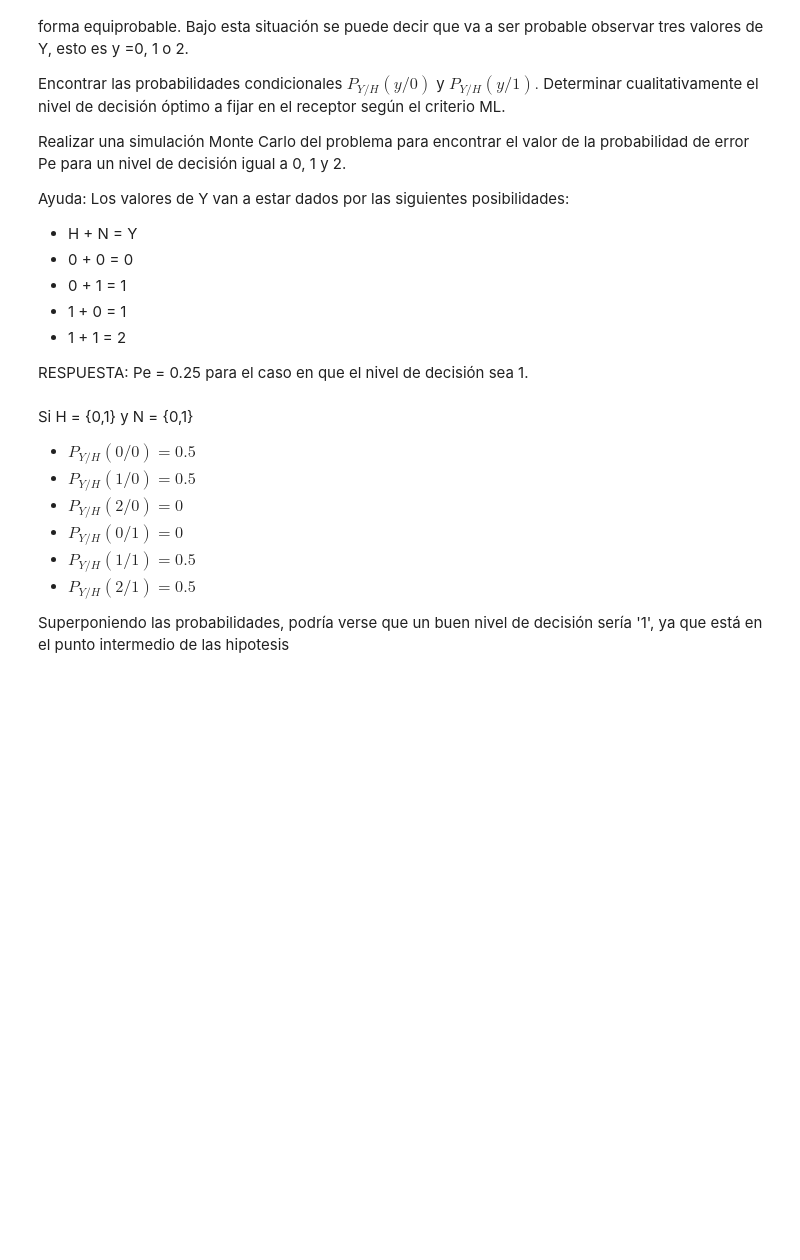
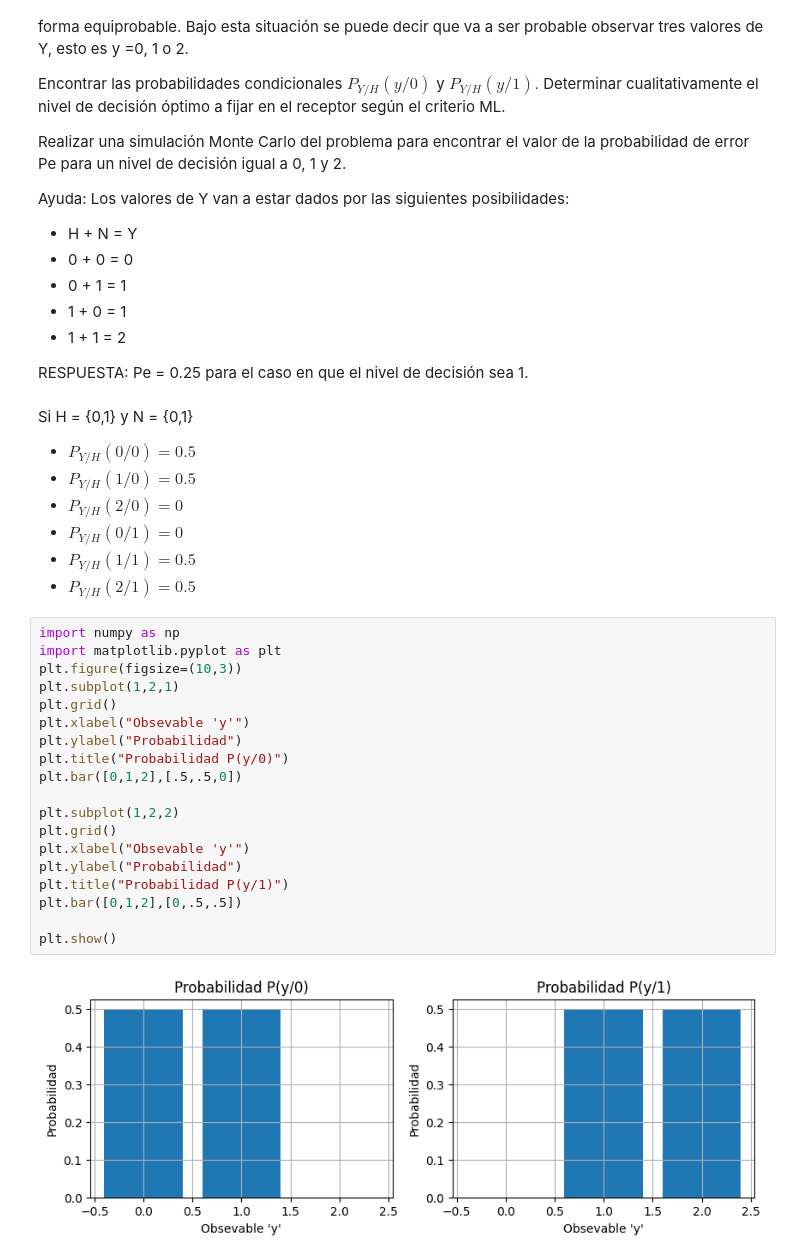
Before and after one commit to GastonFernandez00/Comunicaciones-Digitales, a Jupyter notebook: Codigo/Clase 3/Ejercicio_2.ipynb, the cells around one changed output. Cells and saved outputs as stored; diff of their text form; blank space fills up the shorter version.

```diff
--- a/Codigo/Clase 3/Ejercicio_2.ipynb
+++ b/Codigo/Clase 3/Ejercicio_2.ipynb
@@ -24,5 +24,24 @@ Si H = {0,1} y N = {0,1}
 + $P_{Y/H}(0/1) = 0$
 + $P_{Y/H}(1/1) = 0.5$
 + $P_{Y/H}(2/1) = 0.5$
-
-Superponiendo las probabilidades, podría verse que un buen nivel de decisión sería '1', ya que está en el punto intermedio de las hipotesis
+# %%
+import numpy as np
+import matplotlib.pyplot as plt
+plt.figure(figsize=(10,3))
+plt.subplot(1,2,1)
+plt.grid()
+plt.xlabel("Obsevable 'y'")
+plt.ylabel("Probabilidad")
+plt.title("Probabilidad P(y/0)")
+plt.bar([0,1,2],[.5,.5,0])
+
+plt.subplot(1,2,2)
+plt.grid()
+plt.xlabel("Obsevable 'y'")
+plt.ylabel("Probabilidad")
+plt.title("Probabilidad P(y/1)")
+plt.bar([0,1,2],[0,.5,.5])
+
+plt.show()
+# %% [output]
+[figure, added]
```
Also changed, not shown: parts of 4 cells of this notebook, 3 other files.
